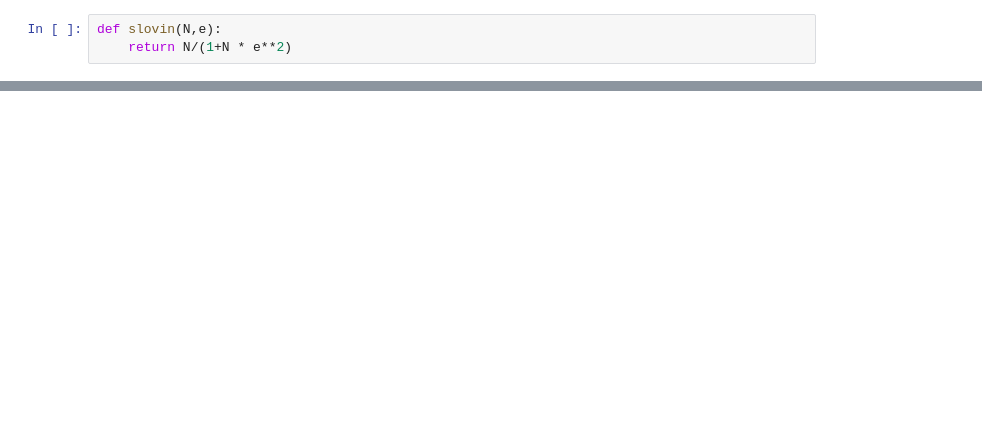
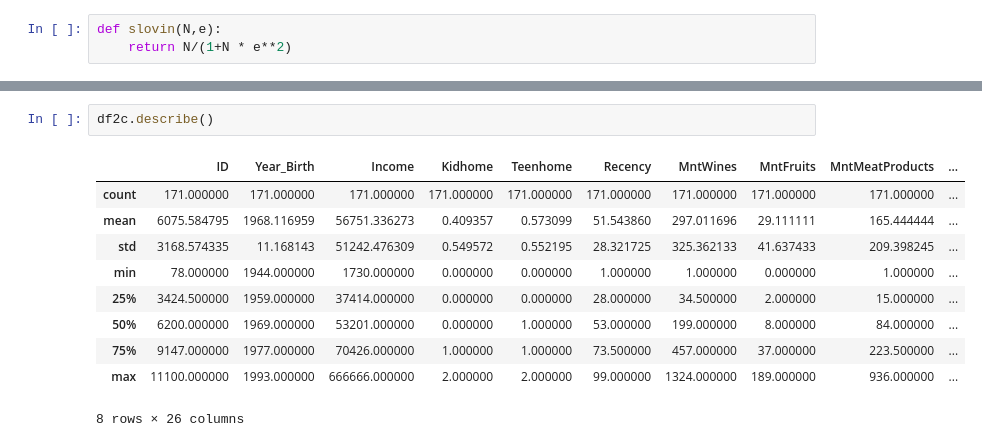
Before and after one commit to dsdayat/Assignment-DS-Day-7-Dibimbing, a Jupyter notebook: HW_HTnc_Agus_Nur_Hidayat.ipynb, the cells around one changed output, grey strips where cells are left out. Drawn from its saved outputs; the diff is of its cells as text; blank space fills up the shorter version.

```diff
--- a/HW_HTnc_Agus_Nur_Hidayat.ipynb
+++ b/HW_HTnc_Agus_Nur_Hidayat.ipynb
@@ -57,0 +274,13 @@ education berpengaruh terhadap income
+# %%
+df2c.describe()
+# %% [output]
+|  | ID | Year_Birth | Income | Kidhome | Teenhome | Recency | MntWines | MntFruits | MntMeatProducts | ... |
+| count | 171.000000 | 171.000000 | 171.000000 | 171.000000 | 171.000000 | 171.000000 | 171.000000 | 171.000000 | 171.000000 | ... |
+| mean | 6075.584795 | 1968.116959 | 56751.336273 | 0.409357 | 0.573099 | 51.543860 | 297.011696 | 29.111111 | 165.444444 | ... |
+| std | 3168.574335 | 11.168143 | 51242.476309 | 0.549572 | 0.552195 | 28.321725 | 325.362133 | 41.637433 | 209.398245 | ... |
+| min | 78.000000 | 1944.000000 | 1730.000000 | 0.000000 | 0.000000 | 1.000000 | 1.000000 | 0.000000 | 1.000000 | ... |
+| 25% | 3424.500000 | 1959.000000 | 37414.000000 | 0.000000 | 0.000000 | 28.000000 | 34.500000 | 2.000000 | 15.000000 | ... |
+| 50% | 6200.000000 | 1969.000000 | 53201.000000 | 0.000000 | 1.000000 | 53.000000 | 199.000000 | 8.000000 | 84.000000 | ... |
+| 75% | 9147.000000 | 1977.000000 | 70426.000000 | 1.000000 | 1.000000 | 73.500000 | 457.000000 | 37.000000 | 223.500000 | ... |
+| max | 11100.000000 | 1993.000000 | 666666.000000 | 2.000000 | 2.000000 | 99.000000 | 1324.000000 | 189.000000 | 936.000000 | ... |
+8 rows × 26 columns
```
Also changed, not shown: parts of 32 cells of this notebook.
